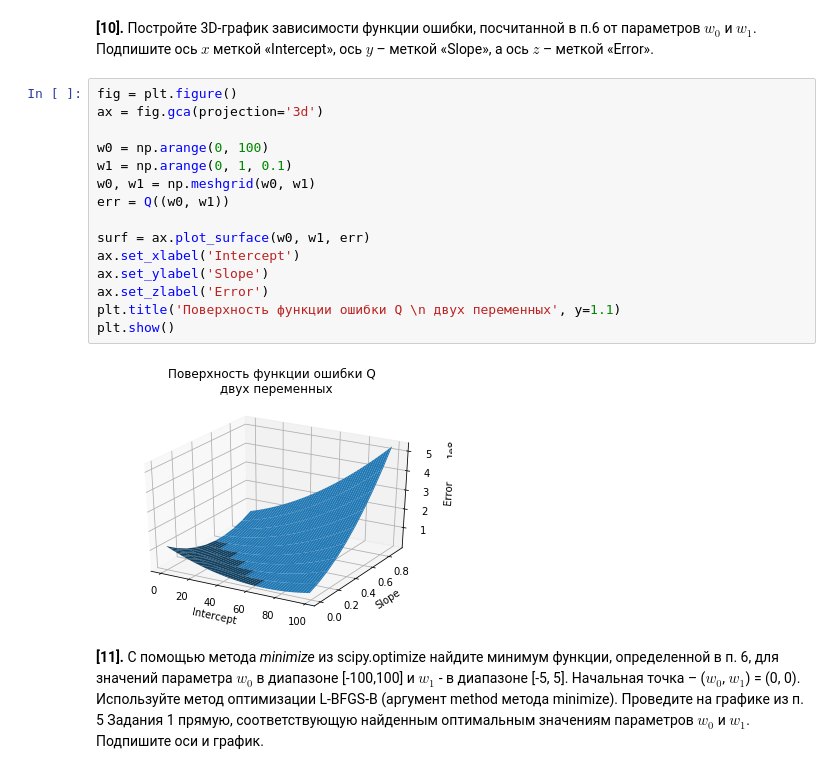
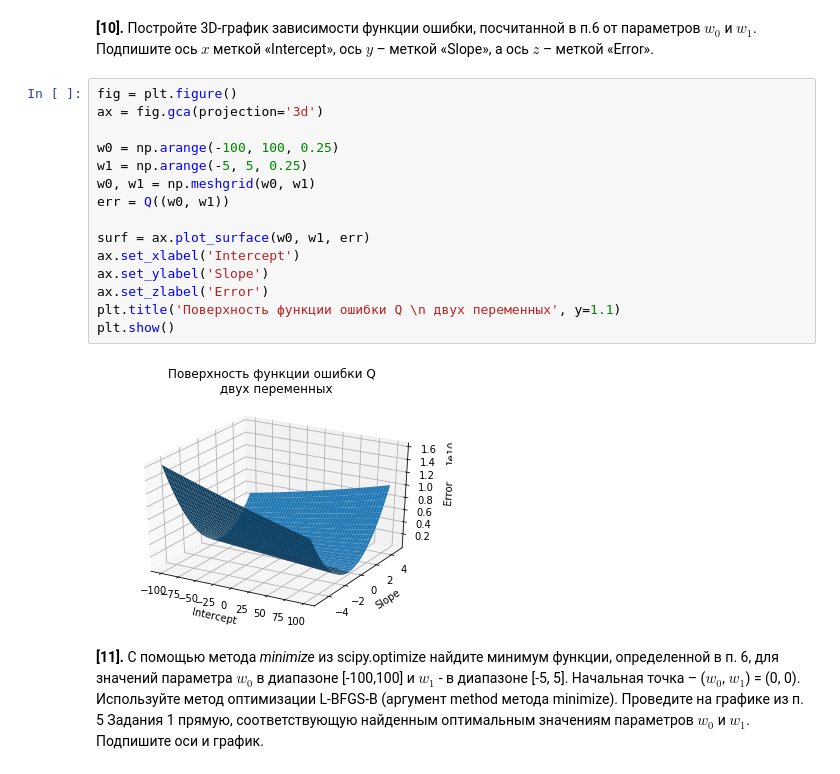
Before and after one commit to armavox/mldaspec, a Jupyter notebook: course2/notebooks/week1_peer_review_linreg_height_weight.ipynb, the cells around one changed output. Cells and saved outputs as stored; diff of their text form.

```diff
--- a/course2/notebooks/week1_peer_review_linreg_height_weight.ipynb
+++ b/course2/notebooks/week1_peer_review_linreg_height_weight.ipynb
@@ -227,20 +227,20 @@ plt.show()
 # %%
 fig = plt.figure()
 ax = fig.gca(projection='3d')
 
-w0 = np.arange(0, 100)
-w1 = np.arange(0, 1, 0.1)
+w0 = np.arange(-100, 100, 0.25)
+w1 = np.arange(-5, 5, 0.25)
 w0, w1 = np.meshgrid(w0, w1)
 err = Q((w0, w1))
 
 surf = ax.plot_surface(w0, w1, err)
 ax.set_xlabel('Intercept')
 ax.set_ylabel('Slope')
 ax.set_zlabel('Error')
 plt.title('Поверхность функции ошибки Q \n двух переменных', y=1.1)
 plt.show()
 # %% [output]
-[figure, old version]
+[figure, new version]
 # %% [markdown]
 **[11].** С помощью метода *minimize* из scipy.optimize найдите минимум функции, определенной в п. 6, для значений параметра $w_0$ в диапазоне [-100,100] и $w_1$ - в диапазоне [-5, 5]. Начальная точка – ($w_0$, $w_1$) = (0, 0). Используйте метод оптимизации L-BFGS-B (аргумент method метода minimize). Проведите на графике из п. 5 Задания 1 прямую, соответствующую найденным оптимальным значениям параметров $w_0$ и $w_1$. Подпишите оси и график.
 # %%
```
Also changed, not shown: parts of 5 cells of this notebook.
